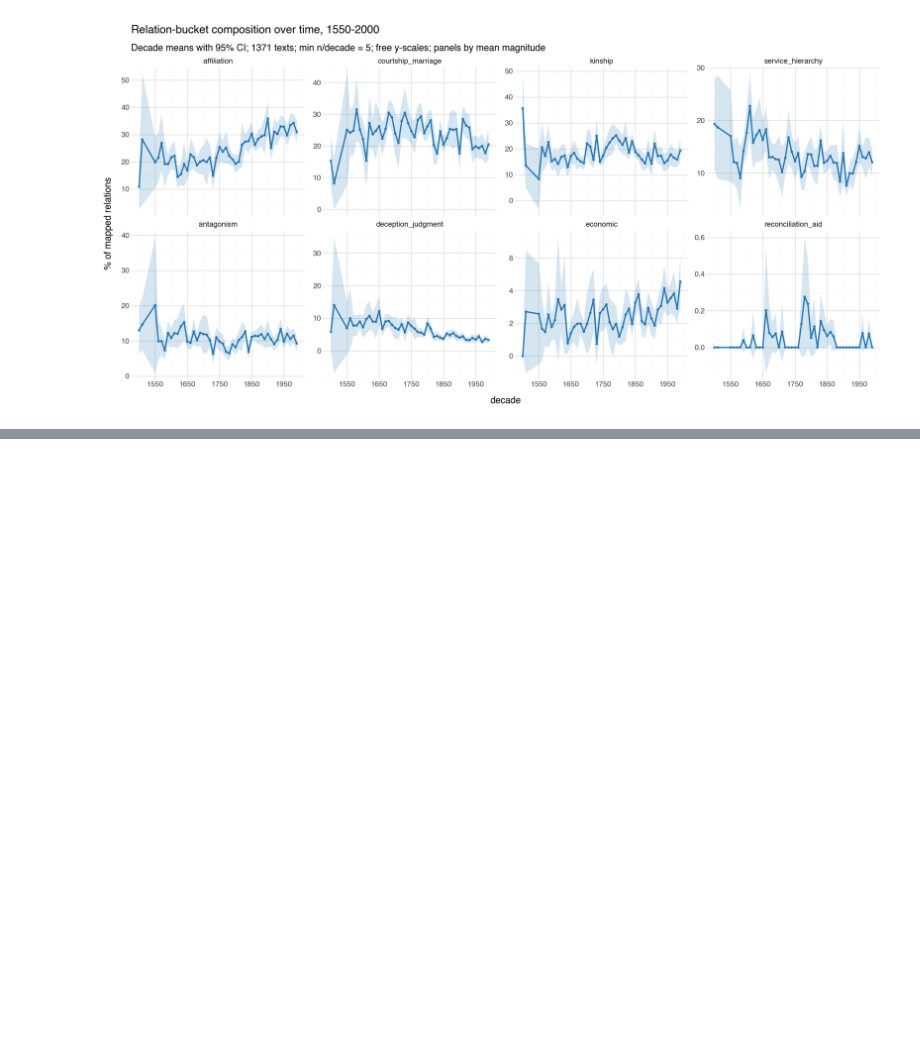
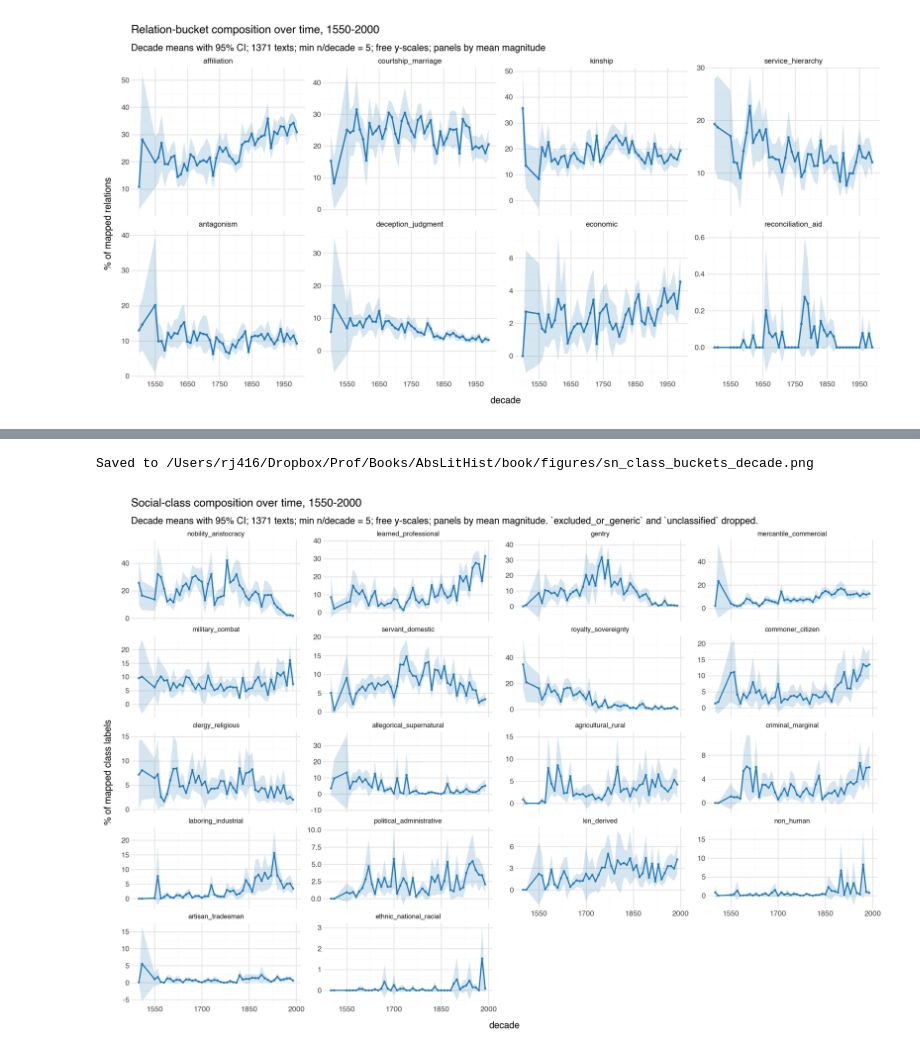
Before and after one commit to quadrismegistus/abstraction, a Jupyter notebook: notebooks/15-character-naming.ipynb, the cells around one changed output, grey strips where cells are left out. Cells and saved outputs as stored; diff of their text form; code cells hidden in the pictures; blank space fills up the shorter version.

```diff
--- a/notebooks/15-character-naming.ipynb
+++ b/notebooks/15-character-naming.ipynb
@@ -653,2 +657,57 @@ Saved to /Users/rj416/Dropbox/Prof/Books/AbsLitHist/book/figures/sn_relation_buc
+# %%
+DECADE_CLASS = 10
+MIN_N_CLASS = 5
+
+class_cols = sorted(c for c in df.columns if c.startswith('class_') and c.endswith('_pct'))
+class_buckets = [c.replace('class_', '').replace('_pct', '') for c in class_cols]
+
+class_in = df[(df['year'] >= 1500) & (df['year'] < 2000)].copy()
+class_in['decade'] = (class_in['year'] // DECADE_CLASS * DECADE_CLASS).astype(int)
+
+long = []
+for b, col in zip(class_buckets, class_cols):
+    g = (class_in[['decade', col]].dropna()
+         .groupby('decade')
+         .agg(n=(col, 'count'),
+              val=(col, 'mean'),
+              se=(col, lambda s: s.std(ddof=1) / np.sqrt(len(s))))
+         .query(f'n >= {MIN_N_CLASS}')
+         .reset_index())
+    g['lo'] = g['val'] - 1.96 * g['se']
+    g['hi'] = g['val'] + 1.96 * g['se']
+    g['bucket'] = b
+    long.append(g)
+long = pd.concat(long, ignore_index=True)
+
+# Order panels by overall mean magnitude (largest first)
+order = (df[class_cols].mean().sort_values(ascending=False).index.tolist())
+order = [c.replace('class_', '').replace('_pct', '') for c in order]
+long['bucket'] = pd.Categorical(long['bucket'], categories=order, ordered=True)
+
+p_class = (p9.ggplot(long, p9.aes(x='decade', y='val'))
+           + p9.geom_ribbon(p9.aes(ymin='lo', ymax='hi'), alpha=0.18, fill='#1f77b4')
+           + p9.geom_line(color='#1f77b4', size=0.8)
+           + p9.geom_point(color='#1f77b4', size=0.6, alpha=0.7)
+           + p9.facet_wrap('~ bucket', ncol=4, scales='free_y')
+           + p9.scale_x_continuous(breaks=range(1550, 2001, 150))
+           + p9.labs(
+               title='Social-class composition over time, 1550-2000',
+               subtitle=(f'Decade means with 95% CI; {len(class_in)} texts; min n/decade = {MIN_N_CLASS}; '
+                         f'free y-scales; panels by mean magnitude. '
+                         f'`excluded_or_generic` and `unclassified` dropped.'),
+               x='decade',
+               y='% of mapped class labels',
+           )
+           + p9.theme_minimal()
+           + p9.theme(figure_size=(13, 9),
+                      strip_text=p9.element_text(size=8)))
+
+out_class = os.path.join(DROPBOX_FIGS, 'sn_class_buckets_decade.png')
+p_class.save(out_class, dpi=300, verbose=False)
+print(f'Saved to {out_class}')
+p_class
+# %% [output]
+Saved to /Users/rj416/Dropbox/Prof/Books/AbsLitHist/book/figures/sn_class_buckets_decade.png
+[figure, added]
 # %%
 c.close()
```
Also changed, not shown: parts of 2 cells of this notebook, 1 other file.
